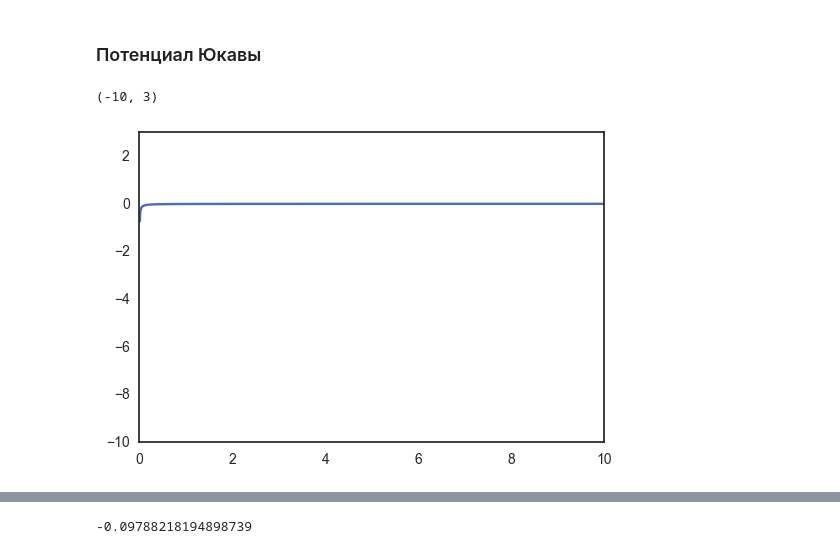
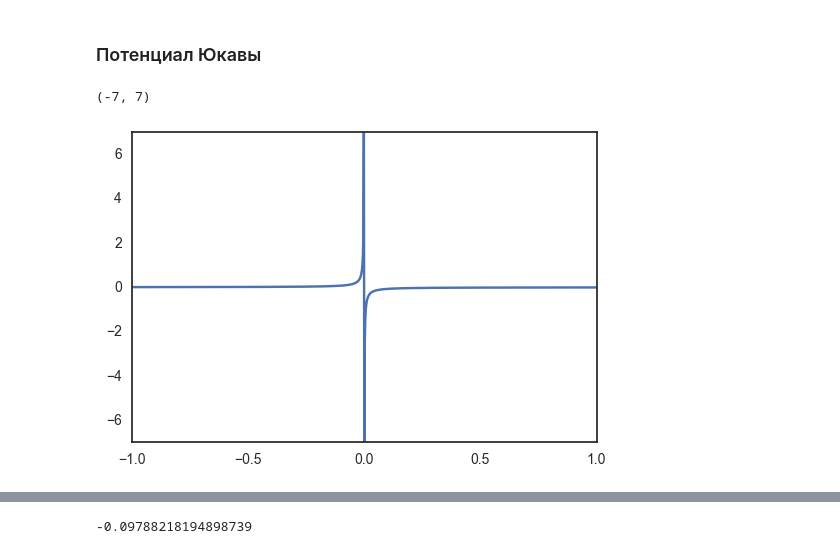
Before and after one commit to elena-orlova/electron, a Jupyter notebook: Potentials.ipynb, the cells around one changed output, grey strips where cells are left out. Cells and saved outputs as stored; diff of their text form; code cells hidden in the pictures.

```diff
--- a/Potentials.ipynb
+++ b/Potentials.ipynb
@@ -1009,11 +1169,11 @@ M = 1836.152673 * 2 + 2
 def yukawa(V_0, a, x):
     return -V_0*np.exp(-a*x)/x
 # %%
-plt.plot(np.linspace(0, 10, 1000), yukawa(V_0, a, np.linspace(0, 10, 1000)))
-plt.ylim([-10, 3])
+plt.plot(np.linspace(-1, 1, 1000), yukawa(V_0, a, np.linspace(-1, 1, 1000)))
+plt.ylim([-7, 7])
 # %% [output]
-(-10, 3)
+(-7, 7)
-[figure, old version]
+[figure, new version]
 # %%
 A = np.diag(yukawa(V_0, a, x))
 # %%
```
Also changed, not shown: parts of 35 cells of this notebook, 10 other files.
